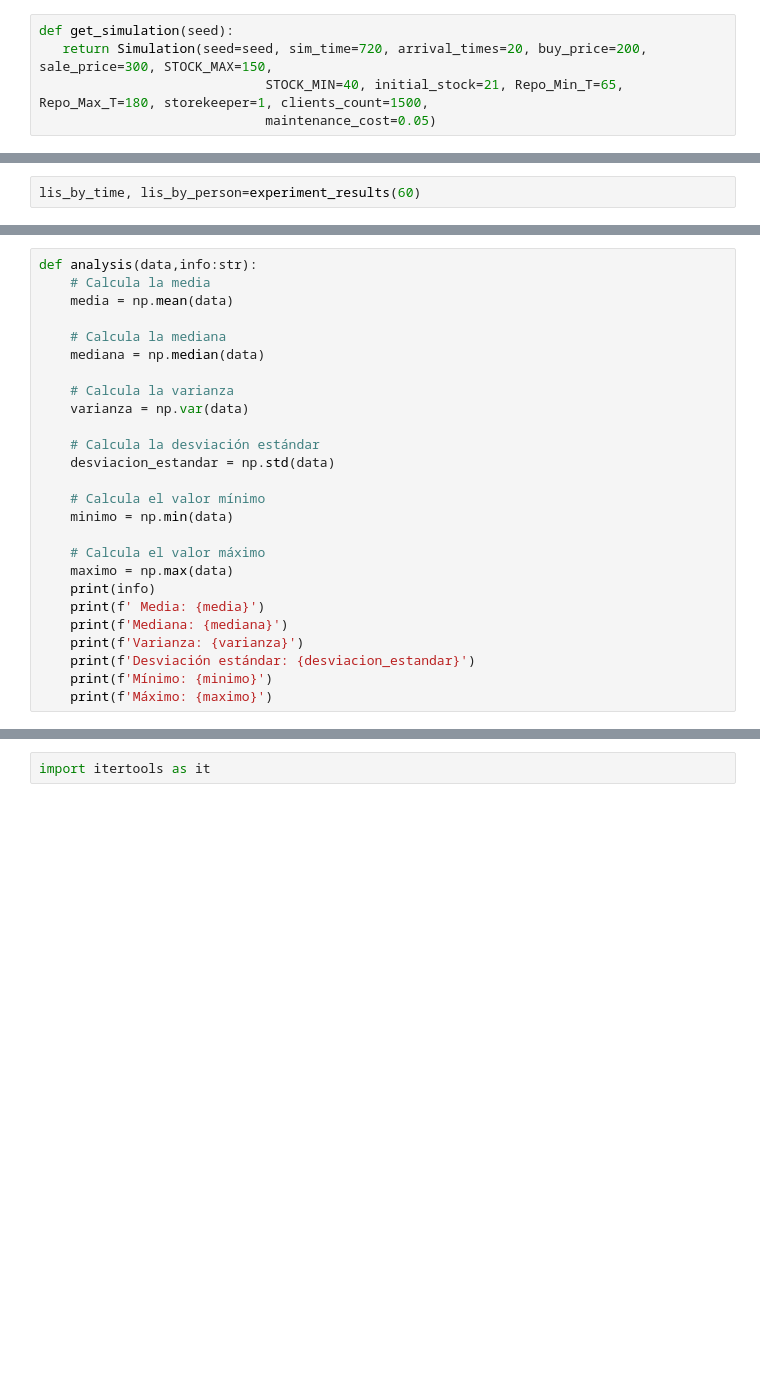
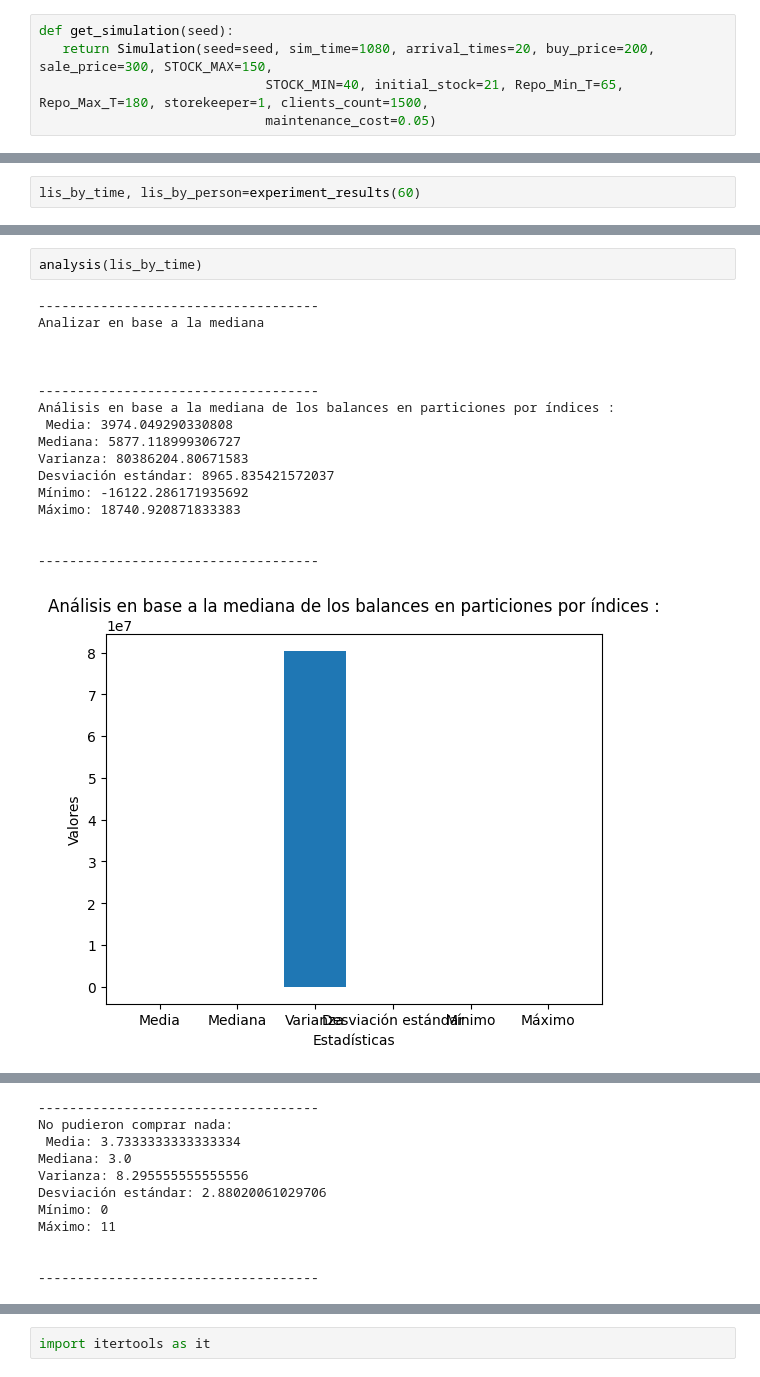
Before and after one commit to FVSB/Sim, a Jupyter notebook: Inventory_Proyect/Code/inventory.ipynb, the cells around one changed output, grey strips where cells are left out. Drawn from its saved outputs; the diff is of its cells as text; blank space fills up the shorter version.

Commit message:
Add balance analize, add analize.py TODO:Analize by the persons and timeline

```diff
--- a/Inventory_Proyect/Code/inventory.ipynb
+++ b/Inventory_Proyect/Code/inventory.ipynb
@@ -38,7 +38,7 @@ import numpy as np
 Generar las simulaciones con iguales parámetros excepto las semillas
 # %%
 def get_simulation(seed):
-   return Simulation(seed=seed, sim_time=720, arrival_times=20, buy_price=200, sale_price=300, STOCK_MAX=150,
+   return Simulation(seed=seed, sim_time=1080, arrival_times=20, buy_price=200, sale_price=300, STOCK_MAX=150,
                              STOCK_MIN=40, initial_stock=21, Repo_Min_T=65, Repo_Max_T=180, storekeeper=1, clients_count=1500,
                              maintenance_cost=0.05)
 # %%
@@ -83,26 +78,0 @@ Utilizar la biblioteca numpy para hacer el análisis de los datos
-# %%
-def analysis(data,info:str):
-    # Calcula la media
-    media = np.mean(data)
-
-    # Calcula la mediana
-    mediana = np.median(data)
-
-    # Calcula la varianza
-    varianza = np.var(data)
-
-    # Calcula la desviación estándar
-    desviacion_estandar = np.std(data)
-
-    # Calcula el valor mínimo
-    minimo = np.min(data)
-
-    # Calcula el valor máximo
-    maximo = np.max(data)
-    print(info)
-    print(f' Media: {media}')
-    print(f'Mediana: {mediana}')
-    print(f'Varianza: {varianza}')
-    print(f'Desviación estándar: {desviacion_estandar}')
-    print(f'Mínimo: {minimo}')
-    print(f'Máximo: {maximo}')
@@ -158,0 +87,20 @@ Máximo: 12
+# %%
+analysis(lis_by_time)
+# %% [output]
+------------------------------------
+Analizar en base a la mediana
+
+
+
+------------------------------------
+Análisis en base a la mediana de los balances en particiones por índices :
+ Media: 3974.049290330808
+Mediana: 5877.118999306727
+Varianza: 80386204.80671583
+Desviación estándar: 8965.835421572037
+Mínimo: -16122.286171935692
+Máximo: 18740.920871833383
+
+
+------------------------------------
+[figure, added]
@@ -158,0 +145,11 @@ Máximo: 12
+------------------------------------
+No pudieron comprar nada:
+ Media: 3.7333333333333334
+Mediana: 3.0
+Varianza: 8.295555555555556
+Desviación estándar: 2.88020061029706
+Mínimo: 0
+Máximo: 11
+
+
+------------------------------------
```
Also changed, not shown: parts of 22 cells of this notebook, 3 other files.
